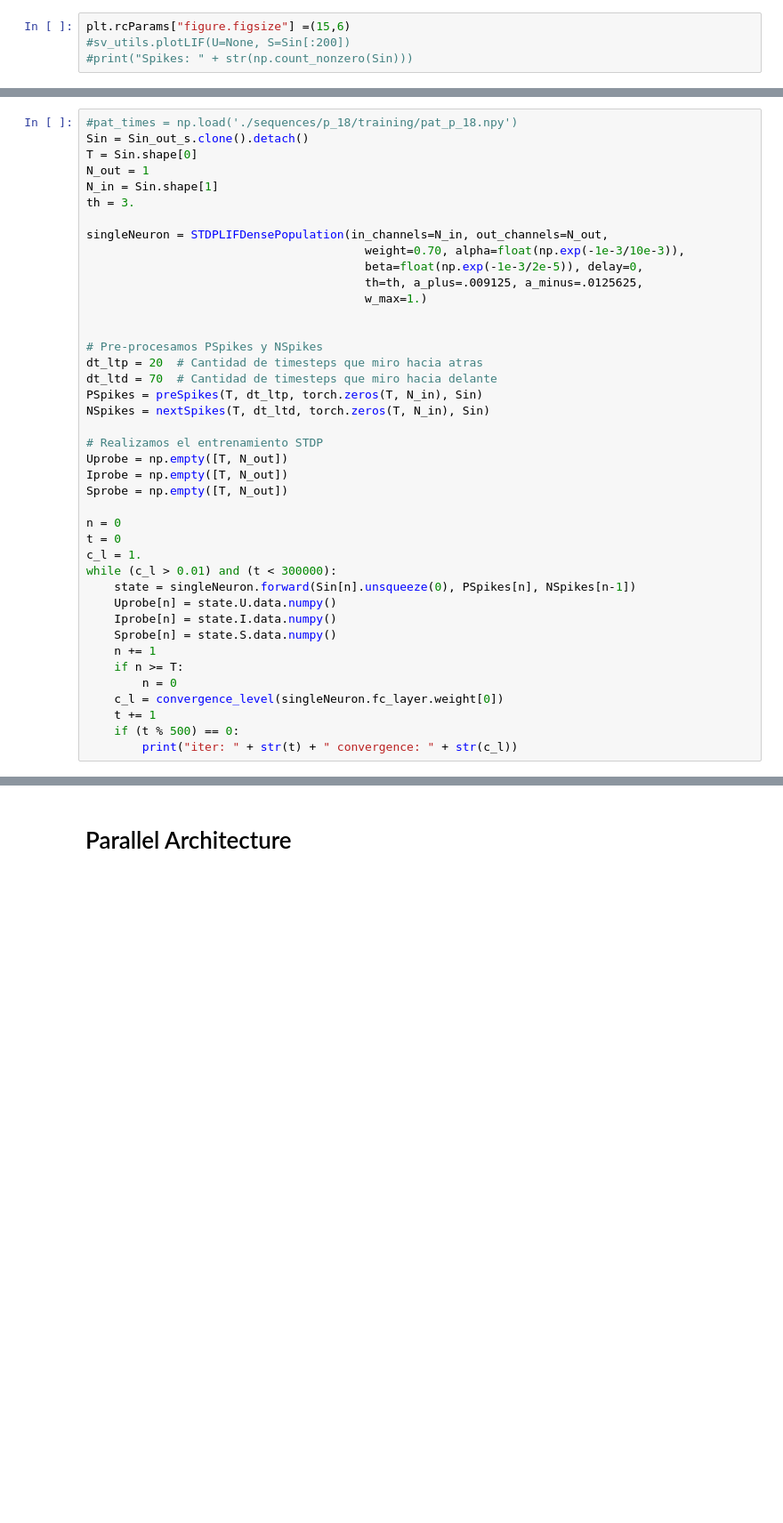
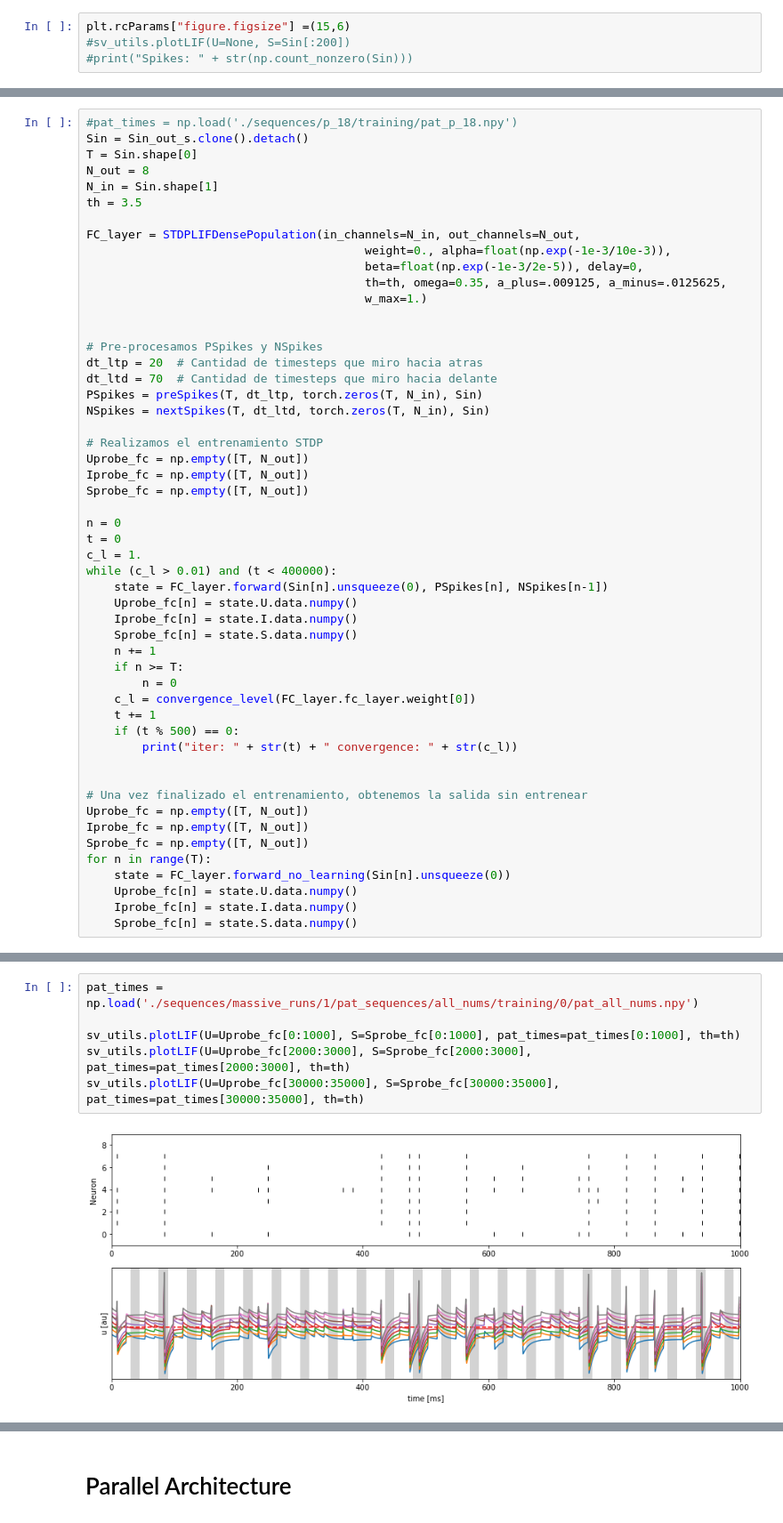
Before and after one commit to mmaximiliano/SDNN, a Jupyter notebook: patterns/SequenceVisualizer.ipynb, the cells around one changed output, grey strips where cells are left out. Shown: that part at 89% size. Saved outputs shown, nothing was run; the diff lists cells and outputs as text; blank space fills up the shorter version.

```diff
--- a/patterns/SequenceVisualizer.ipynb
+++ b/patterns/SequenceVisualizer.ipynb
@@ -42,14 +40,14 @@ Spikes: 24049
 #pat_times = np.load('./sequences/p_18/training/pat_p_18.npy')
 Sin = Sin_out_s.clone().detach()
 T = Sin.shape[0]
-N_out = 1
+N_out = 8
 N_in = Sin.shape[1]
-th = 3.
+th = 3.5
 
-singleNeuron = STDPLIFDensePopulation(in_channels=N_in, out_channels=N_out,
-                                        weight=0.70, alpha=float(np.exp(-1e-3/10e-3)),
+FC_layer = STDPLIFDensePopulation(in_channels=N_in, out_channels=N_out,
+                                        weight=0., alpha=float(np.exp(-1e-3/10e-3)),
                                         beta=float(np.exp(-1e-3/2e-5)), delay=0,
-                                        th=th, a_plus=.009125, a_minus=.0125625,
+                                        th=th, omega=0.35, a_plus=.009125, a_minus=.0125625,
                                         w_max=1.)
 
 
@@ -60,23 +58,34 @@ PSpikes = preSpikes(T, dt_ltp, torch.zeros(T, N_in), Sin)
 NSpikes = nextSpikes(T, dt_ltd, torch.zeros(T, N_in), Sin)
 
 # Realizamos el entrenamiento STDP
-Uprobe = np.empty([T, N_out])
-Iprobe = np.empty([T, N_out])
-Sprobe = np.empty([T, N_out])
+Uprobe_fc = np.empty([T, N_out])
+Iprobe_fc = np.empty([T, N_out])
+Sprobe_fc = np.empty([T, N_out])
 
 n = 0
 t = 0
 c_l = 1.
-while (c_l > 0.01) and (t < 300000):
-    state = singleNeuron.forward(Sin[n].unsqueeze(0), PSpikes[n], NSpikes[n-1])
-    Uprobe[n] = state.U.data.numpy()
-    Iprobe[n] = state.I.data.numpy()
-    Sprobe[n] = state.S.data.numpy()
+while (c_l > 0.01) and (t < 400000):
+    state = FC_layer.forward(Sin[n].unsqueeze(0), PSpikes[n], NSpikes[n-1])
+    Uprobe_fc[n] = state.U.data.numpy()
+    Iprobe_fc[n] = state.I.data.numpy()
+    Sprobe_fc[n] = state.S.data.numpy()
     n += 1
     if n >= T:
         n = 0
-    c_l = convergence_level(singleNeuron.fc_layer.weight[0])
+    c_l = convergence_level(FC_layer.fc_layer.weight[0])
     t += 1
     if (t % 500) == 0:
         print("iter: " + str(t) + " convergence: " + str(c_l))
+
+
+# Una vez finalizado el entrenamiento, obtenemos la salida sin entrenear
+Uprobe_fc = np.empty([T, N_out])
+Iprobe_fc = np.empty([T, N_out])
+Sprobe_fc = np.empty([T, N_out])
+for n in range(T):
+    state = FC_layer.forward_no_learning(Sin[n].unsqueeze(0))
+    Uprobe_fc[n] = state.U.data.numpy()
+    Iprobe_fc[n] = state.I.data.numpy()
+    Sprobe_fc[n] = state.S.data.numpy()
 # %% [output]
@@ -101,0 +109,8 @@ iter: 300000 convergence: 0.03430710076010929
+# %%
+pat_times = np.load('./sequences/massive_runs/1/pat_sequences/all_nums/training/0/pat_all_nums.npy')
+
+sv_utils.plotLIF(U=Uprobe_fc[0:1000], S=Sprobe_fc[0:1000], pat_times=pat_times[0:1000], th=th)
+sv_utils.plotLIF(U=Uprobe_fc[2000:3000], S=Sprobe_fc[2000:3000], pat_times=pat_times[2000:3000], th=th)
+sv_utils.plotLIF(U=Uprobe_fc[30000:35000], S=Sprobe_fc[30000:35000], pat_times=pat_times[30000:35000], th=th)
+# %% [output]
+[figure, added]
```
Also changed, not shown: parts of 13 cells of this notebook, 10 other files.
